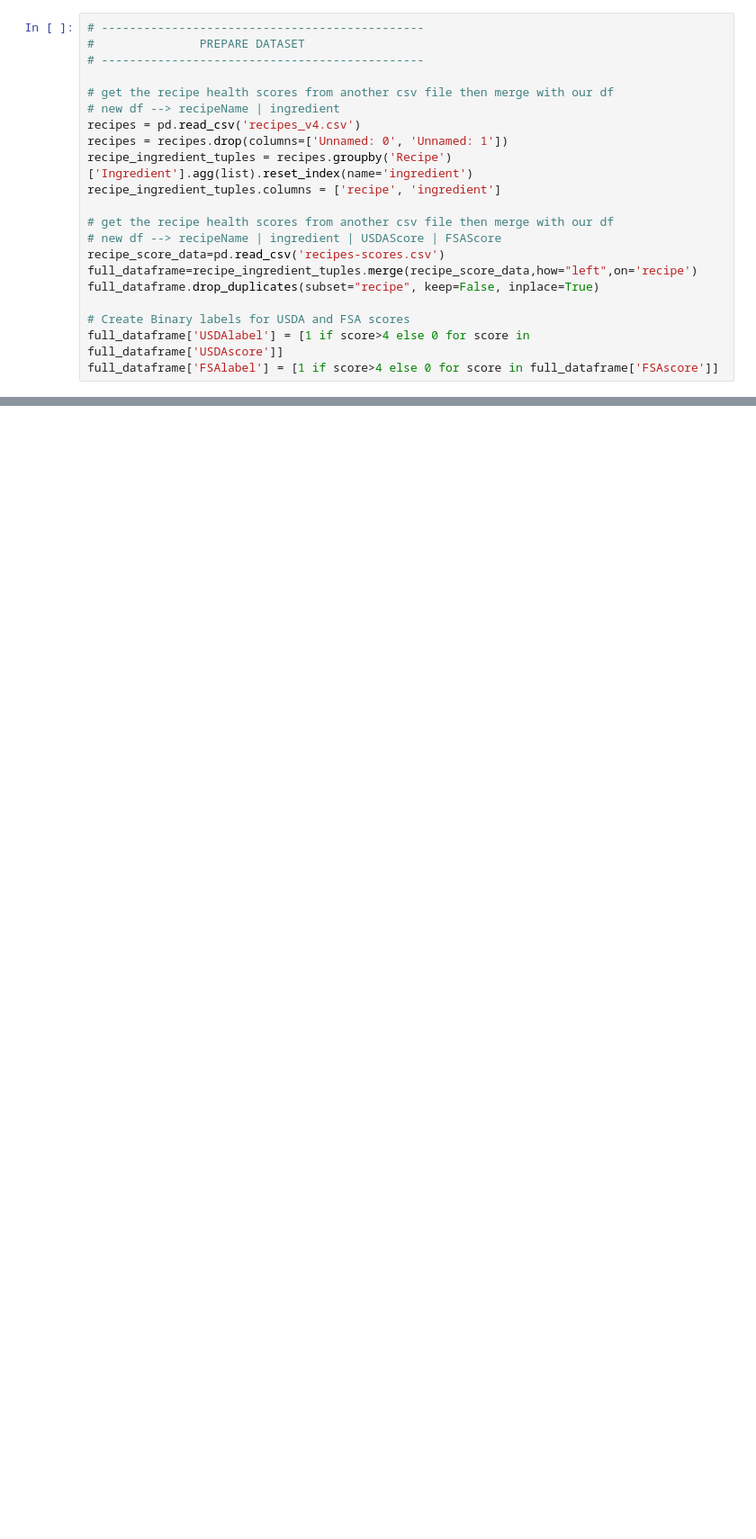
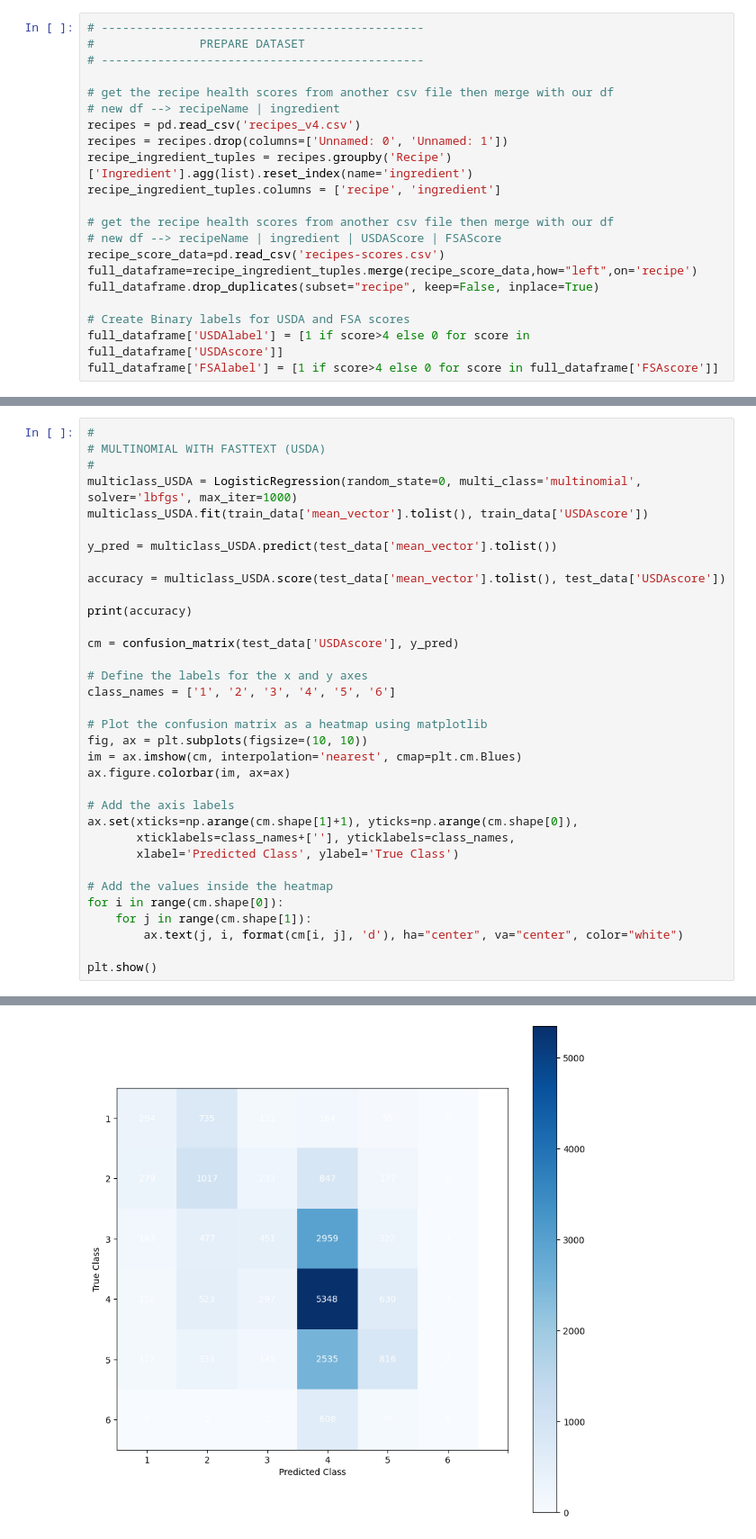
Before and after one commit to osmanbulutedu/Healthiness-of-Recipes-ML-Project, a Jupyter notebook: Digitization-Examples.ipynb, the cells around one changed output, grey strips where cells are left out. Shown: that part at 90% size. Cells and saved outputs as stored; diff of their text form; blank space fills up the shorter version.

Commit message:
added multinomial fasttext

```diff
--- a/Digitization-Examples.ipynb
+++ b/Digitization-Examples.ipynb
@@ -335 +324,36 @@ USDA label Accuracy: 0.7727410246066962
 [figure]
+# %%
+#
+# MULTINOMIAL WITH FASTTEXT (USDA)
+#
+multiclass_USDA = LogisticRegression(random_state=0, multi_class='multinomial', solver='lbfgs', max_iter=1000)
+multiclass_USDA.fit(train_data['mean_vector'].tolist(), train_data['USDAscore'])
+
+y_pred = multiclass_USDA.predict(test_data['mean_vector'].tolist())
+
+accuracy = multiclass_USDA.score(test_data['mean_vector'].tolist(), test_data['USDAscore'])
+
+print(accuracy)
+
+cm = confusion_matrix(test_data['USDAscore'], y_pred)
+
+# Define the labels for the x and y axes
+class_names = ['1', '2', '3', '4', '5', '6']
+
+# Plot the confusion matrix as a heatmap using matplotlib
+fig, ax = plt.subplots(figsize=(10, 10))
+im = ax.imshow(cm, interpolation='nearest', cmap=plt.cm.Blues)
+ax.figure.colorbar(im, ax=ax)
+
+# Add the axis labels
+ax.set(xticks=np.arange(cm.shape[1]+1), yticks=np.arange(cm.shape[0]),
+       xticklabels=class_names+[''], yticklabels=class_names,
+       xlabel='Predicted Class', ylabel='True Class')
+
+# Add the values inside the heatmap
+for i in range(cm.shape[0]):
+    for j in range(cm.shape[1]):
+        ax.text(j, i, format(cm[i, j], 'd'), ha="center", va="center", color="white")
+
+plt.show()
+# %% [output]
@@ -335,0 +361 @@ USDA label Accuracy: 0.7727410246066962
+[figure, added]
```
Also changed, not shown: parts of 12 cells of this notebook, 2 other files.
